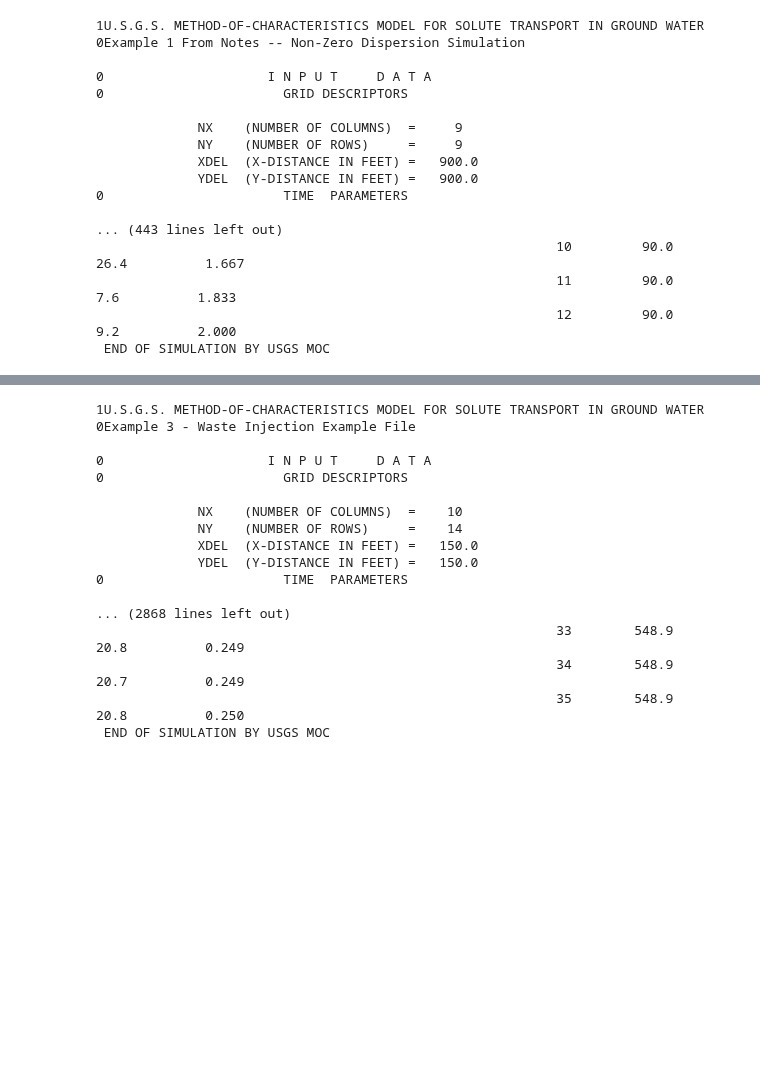
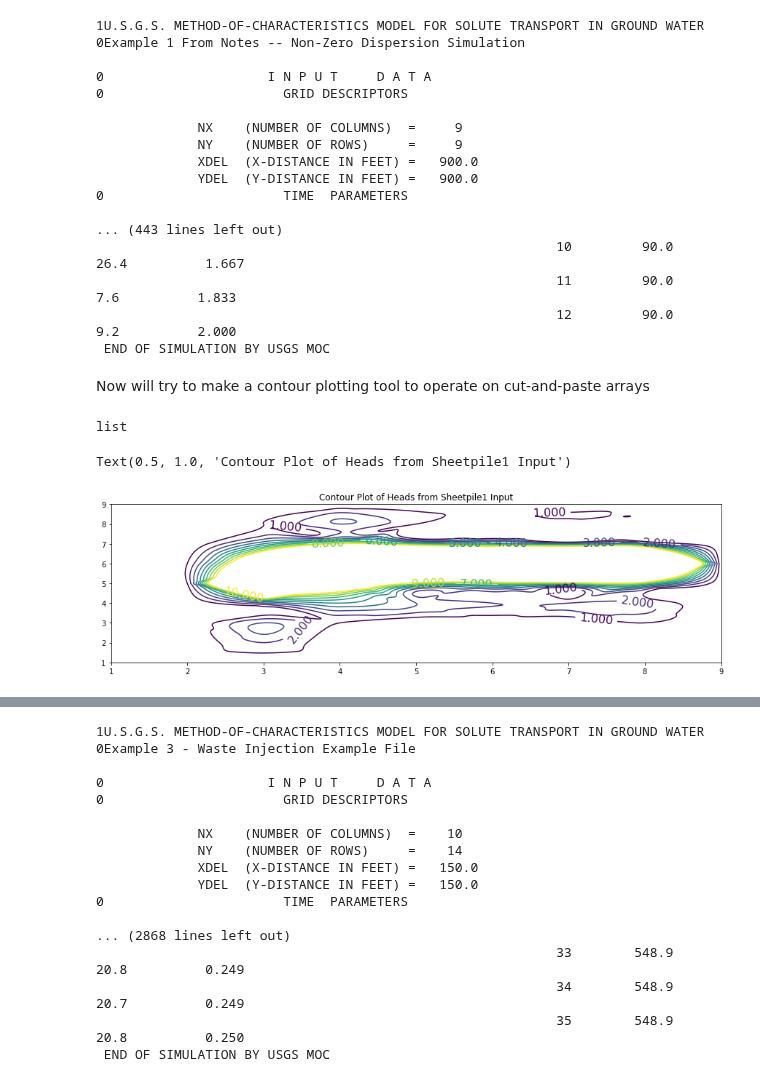
Before and after one commit to dustykat/ce-5364-webroot, a Jupyter notebook: ce5364notes/chapters/12usgsmocmodel/usgsmoc.ipynb, the cells around one changed output, grey strips where cells are left out. Saved outputs shown, nothing was run; the diff lists cells and outputs as text; code cells hidden in the pictures; blank space fills up the shorter version.

```diff
--- a/ce5364notes/chapters/12usgsmocmodel/usgsmoc.ipynb
+++ b/ce5364notes/chapters/12usgsmocmodel/usgsmoc.ipynb
@@ -357,6 +357,63 @@ Below is the output with dispersion active
                                                            11         90.0            7.6          1.833
                                                            12         90.0            9.2          2.000
  END OF SIMULATION BY USGS MOC
+# %% [markdown]
+Now will try to make a contour plotting tool to operate on cut-and-paste arrays
+# %%
+ascii_array = [
+[    0 ,   0 ,   0 ,   0 ,  0   , 0   , 0   , 0   , 0],
+[    0 ,   0 ,   2 ,   0 ,   0  ,  0  ,  0  ,  0  ,  0],
+[    0 ,   0 ,   3 ,   1 ,   0  ,  0  ,  0  ,  1  ,  0],
+[    0 ,   0 ,   3 ,   5 ,   3  ,  2   , 2  ,  2  ,  0],
+[    0 ,   1 ,  37 ,  20 ,   9  ,  8  ,  8  ,  8  ,  0],
+[    0 ,   1 ,  21 ,  55 ,  46  , 28  , 54  , 43  ,  0],
+[    0 ,   0 ,   5 ,  10 ,   7  ,  6  ,  4  ,  4  ,  0],
+[    0 ,   0 ,   1 ,   3 ,   1  ,  0  ,  0  ,  0  ,  0],
+[    0 ,   0 ,   0 ,   0 ,   0  ,  0  ,  0  ,  0  ,  0],
+]
+
+distancex=[1,2,3,4,5,6,7,8,9]
+distancey=[1,2,3,4,5,6,7,8,9]
+
+type(distancex)
+# %% [output]
+list
+# %%
+############# Contour Plot
+nrows=9
+ncols=9
+my_xyz = [] # empty list
+for irow in range(nrows):
+    for jcol in range(ncols):
+#        my_xyz.append([distancex[0][jcol],distancey[0][irow],head[irow][jcol]])
+        my_xyz.append([distancex[jcol],distancey[irow],ascii_array[irow][jcol]])
+import pandas
+my_xyz = pandas.DataFrame(my_xyz) # convert into a data frame
+#print(my_xyz) # activate to examine the dataframe
+import numpy
+import matplotlib.pyplot
+from scipy.interpolate import griddata
+# extract lists from the dataframe
+coord_x = my_xyz[0].values.tolist() # column 0 of dataframe
+coord_y = my_xyz[1].values.tolist() # column 1 of dataframe
+coord_z = my_xyz[2].values.tolist() # column 2 of dataframe
+coord_xy = numpy.column_stack((coord_x, coord_y))
+# Set plotting range in original data units
+lon = numpy.linspace(min(coord_x), max(coord_x), 3000)
+lat = numpy.linspace(min(coord_y), max(coord_y), 800)
+X, Y = numpy.meshgrid(lon, lat)
+# Grid the data; use linear interpolation (choices are nearest, linear, cubic)
+Z = griddata(numpy.array(coord_xy), numpy.array(coord_z), (X, Y), method='cubic')
+# Build the map
+fig, ax = matplotlib.pyplot.subplots()
+fig.set_size_inches(15, 4)
+levels1 = [1,2,3,4,5,6,7,8,9,10]
+CS = ax.contour(X, Y, Z, levels1)
+ax.clabel(CS, inline=2, fontsize=16)
+ax.set_title('Contour Plot of Heads from Sheetpile1 Input')
+# %% [output]
+Text(0.5, 1.0, 'Contour Plot of Heads from Sheetpile1 Input')
+[figure, added]
 # %% [markdown]
 The computer software can also be used to model vertical aquifer slices and one-dimensional transport pg. 35 of the software documentation contains information on how to do these tasks.
 
```
Also changed, not shown: 33 other files.
